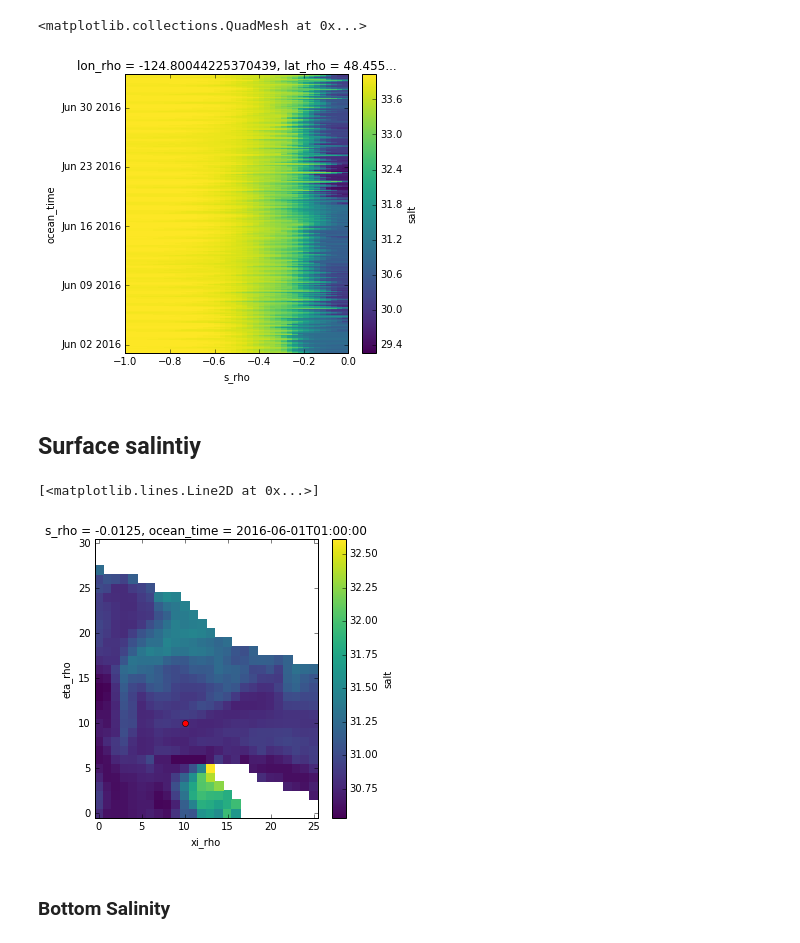
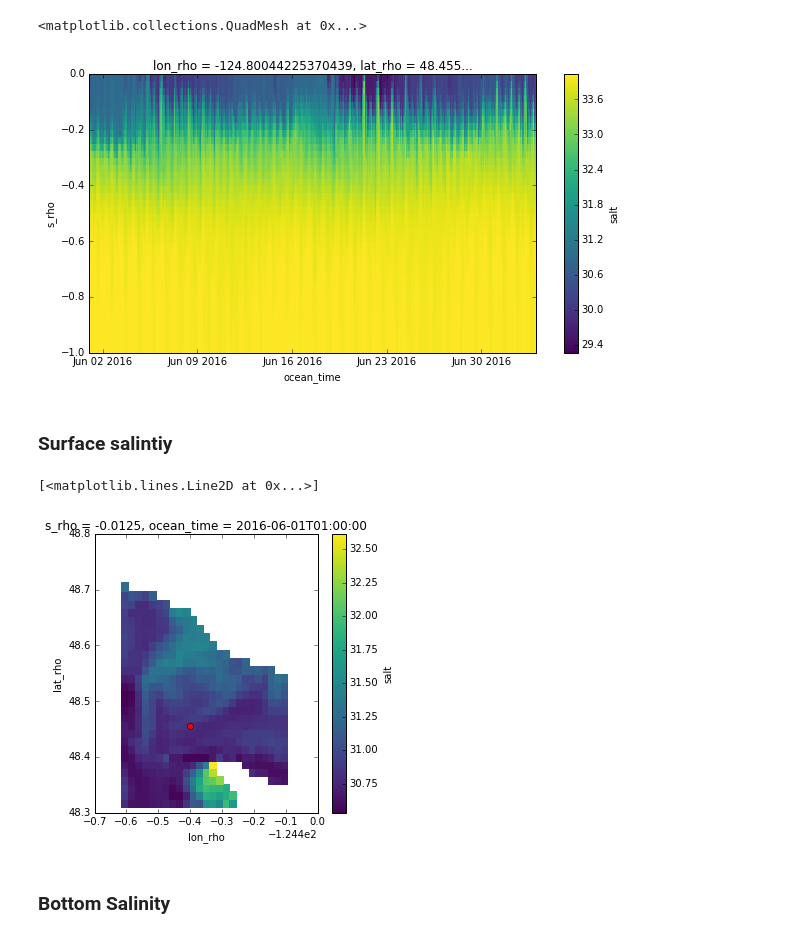
Before and after one commit to SalishSeaCast/analysis-nancy, a Jupyter notebook: notebooks/LiveOcean/Live Ocean - 1 month time series.ipynb, the cells around one changed output. Saved outputs shown, nothing was run; the diff lists cells and outputs as text; code cells hidden in the pictures.

```diff
--- a/notebooks/LiveOcean/Live Ocean - 1 month time series.ipynb
+++ b/notebooks/LiveOcean/Live Ocean - 1 month time series.ipynb
@@ -20,14 +20,14 @@ for f in files[1:]:
 # %%
 j=10
 i=10
 salt_ts = d.salt.sel(eta_rho=j,xi_rho=i)
-fig, ax = plt.subplots(figsize=(5, 5))
-salt_ts.plot(ax=ax)
+fig, ax = plt.subplots(figsize=(10, 5))
+salt_ts.plot(x='ocean_time', y='s_rho',ax=ax)
 # %% [output]
 <matplotlib.collections.QuadMesh at 0x...>
-[figure, old version]
+[figure, new version]
 # %% [markdown]
-## Surface salintiy
+### Surface salintiy
 # %%
 ## Using sel in vertical instead of isel to select based on value
 t = 0
@@ -37,11 +37,11 @@ salt_surface = (
                d.salt.isel(ocean_time=t)
                .sel(s_rho=s,method='nearest')
 )
-salt_surface.plot(ax=ax)
-ax.plot(i,j, 'ro')
+salt_surface.plot(x='lon_rho', y='lat_rho',ax=ax)
+ax.plot(d.lon_rho.values[j,i], d.lat_rho.values[j,i], 'ro')
 # %% [output]
 [<matplotlib.lines.Line2D at 0x...>]
-[figure, old version]
+[figure, new version]
 # %% [markdown]
 ### Bottom Salinity
 # %%
```
Also changed, not shown: parts of 26 cells of this notebook.
